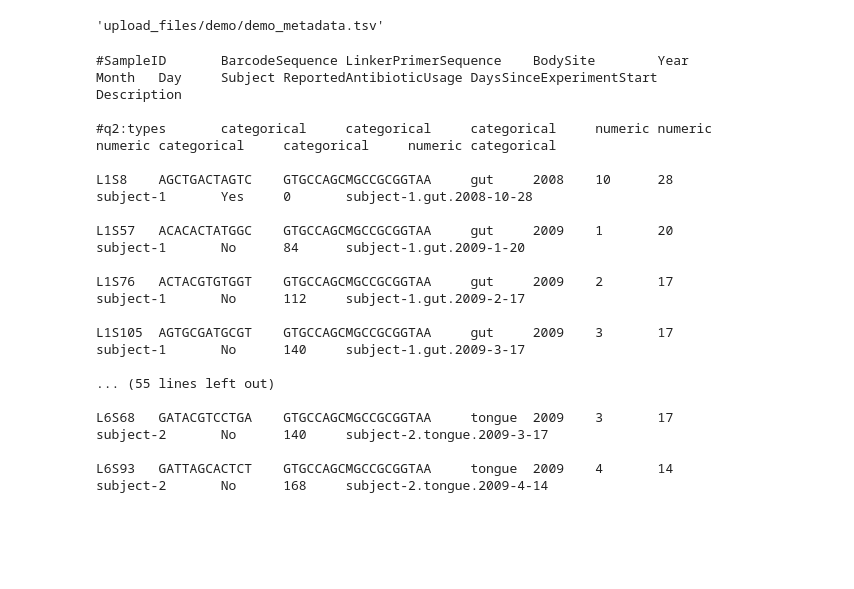
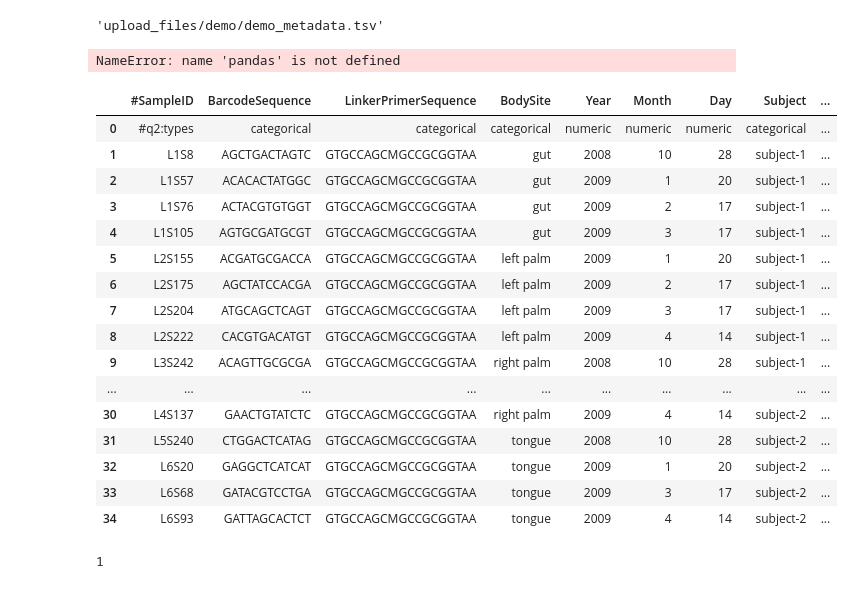
Before and after one commit to yuuch/MVP, a Jupyter notebook: read_metadata_test.ipynb, the cells around one changed output. Cells and saved outputs as stored; diff of their text form; code cells hidden in the pictures; blank space fills up the shorter version.

```diff
--- a/read_metadata_test.ipynb
+++ b/read_metadata_test.ipynb
@@ -9,25 +9,28 @@ f
 'upload_files/demo/demo_metadata.tsv'
 # %%
 file = open(f)
-# %%
-lines = file.readlines()
-for line in lines:
-    print(line)
-# %% [output]
-#SampleID       BarcodeSequence LinkerPrimerSequence    BodySite        Year    Month   Day     Subject ReportedAntibioticUsage DaysSinceExperimentStart        Description
-
-#q2:types       categorical     categorical     categorical     numeric numeric numeric categorical     categorical     numeric categorical
-
-L1S8    AGCTGACTAGTC    GTGCCAGCMGCCGCGGTAA     gut     2008    10      28      subject-1       Yes     0       subject-1.gut.2008-10-28
-
-L1S57   ACACACTATGGC    GTGCCAGCMGCCGCGGTAA     gut     2009    1       20      subject-1       No      84      subject-1.gut.2009-1-20
-
-L1S76   ACTACGTGTGGT    GTGCCAGCMGCCGCGGTAA     gut     2009    2       17      subject-1       No      112     subject-1.gut.2009-2-17
-
-L1S105  AGTGCGATGCGT    GTGCCAGCMGCCGCGGTAA     gut     2009    3       17      subject-1       No      140     subject-1.gut.2009-3-17
-
-... (55 lines left out)
-
-L6S68   GATACGTCCTGA    GTGCCAGCMGCCGCGGTAA     tongue  2009    3       17      subject-2       No      140     subject-2.tongue.2009-3-17
-
-L6S93   GATTAGCACTCT    GTGCCAGCMGCCGCGGTAA     tongue  2009    4       14      subject-2       No      168     subject-2.tongue.2009-4-14
+# %%
+import pandas as pd
+df = pandas.read_csv(f,sep='\t')
+# %% [output]
+NameError: name 'pandas' is not defined
+# %%
+df
+# %% [output]
+|  | #SampleID | BarcodeSequence | LinkerPrimerSequence | BodySite | Year | Month | Day | Subject | ... |
+| 0 | #q2:types | categorical | categorical | categorical | numeric | numeric | numeric | categorical | ... |
+| 1 | L1S8 | AGCTGACTAGTC | GTGCCAGCMGCCGCGGTAA | gut | 2008 | 10 | 28 | subject-1 | ... |
+| 2 | L1S57 | ACACACTATGGC | GTGCCAGCMGCCGCGGTAA | gut | 2009 | 1 | 20 | subject-1 | ... |
+| 3 | L1S76 | ACTACGTGTGGT | GTGCCAGCMGCCGCGGTAA | gut | 2009 | 2 | 17 | subject-1 | ... |
+| 4 | L1S105 | AGTGCGATGCGT | GTGCCAGCMGCCGCGGTAA | gut | 2009 | 3 | 17 | subject-1 | ... |
+| 5 | L2S155 | ACGATGCGACCA | GTGCCAGCMGCCGCGGTAA | left palm | 2009 | 1 | 20 | subject-1 | ... |
+| 6 | L2S175 | AGCTATCCACGA | GTGCCAGCMGCCGCGGTAA | left palm | 2009 | 2 | 17 | subject-1 | ... |
+| 7 | L2S204 | ATGCAGCTCAGT | GTGCCAGCMGCCGCGGTAA | left palm | 2009 | 3 | 17 | subject-1 | ... |
+| 8 | L2S222 | CACGTGACATGT | GTGCCAGCMGCCGCGGTAA | left palm | 2009 | 4 | 14 | subject-1 | ... |
+| 9 | L3S242 | ACAGTTGCGCGA | GTGCCAGCMGCCGCGGTAA | right palm | 2008 | 10 | 28 | subject-1 | ... |
+| ... | ... | ... | ... | ... | ... | ... | ... | ... | ... |
+| 30 | L4S137 | GAACTGTATCTC | GTGCCAGCMGCCGCGGTAA | right palm | 2009 | 4 | 14 | subject-2 | ... |
+| 31 | L5S240 | CTGGACTCATAG | GTGCCAGCMGCCGCGGTAA | tongue | 2008 | 10 | 28 | subject-2 | ... |
+| 32 | L6S20 | GAGGCTCATCAT | GTGCCAGCMGCCGCGGTAA | tongue | 2009 | 1 | 20 | subject-2 | ... |
+| 33 | L6S68 | GATACGTCCTGA | GTGCCAGCMGCCGCGGTAA | tongue | 2009 | 3 | 17 | subject-2 | ... |
+| 34 | L6S93 | GATTAGCACTCT | GTGCCAGCMGCCGCGGTAA | tongue | 2009 | 4 | 14 | subject-2 | ... |
@@ -33,0 +39,4 @@ L6S93   GATTAGCACTCT    GTGCCAGCMGCCGCGGTAA     tongue  2009    4       14
+# %%
+SampleId_index.get_loc('L1S8')
+# %% [output]
+1
```
Also changed, not shown: parts of 43 cells of this notebook, 10 other files.
